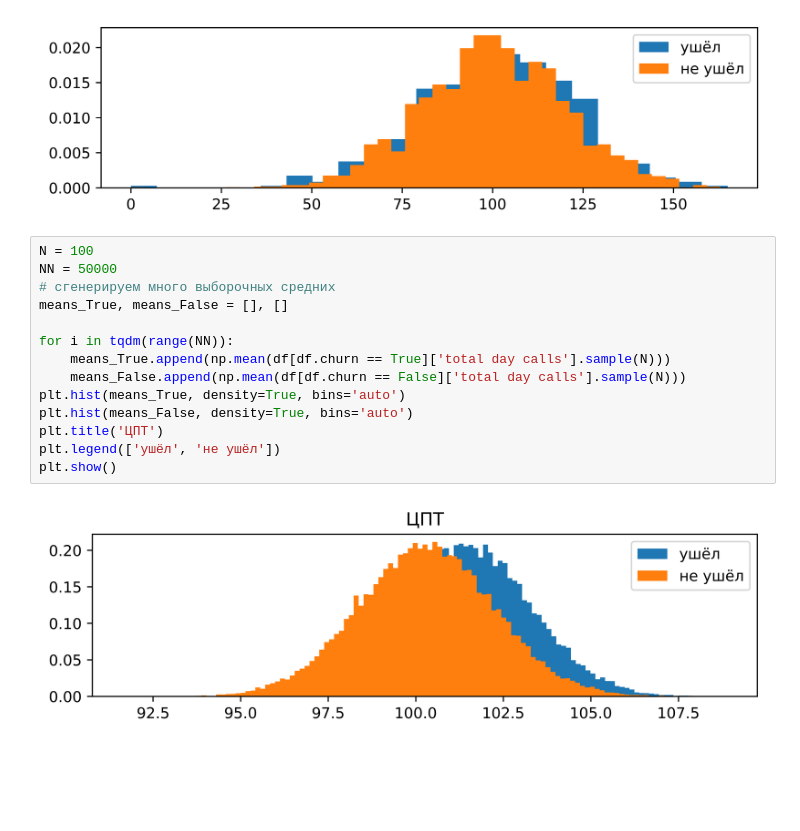
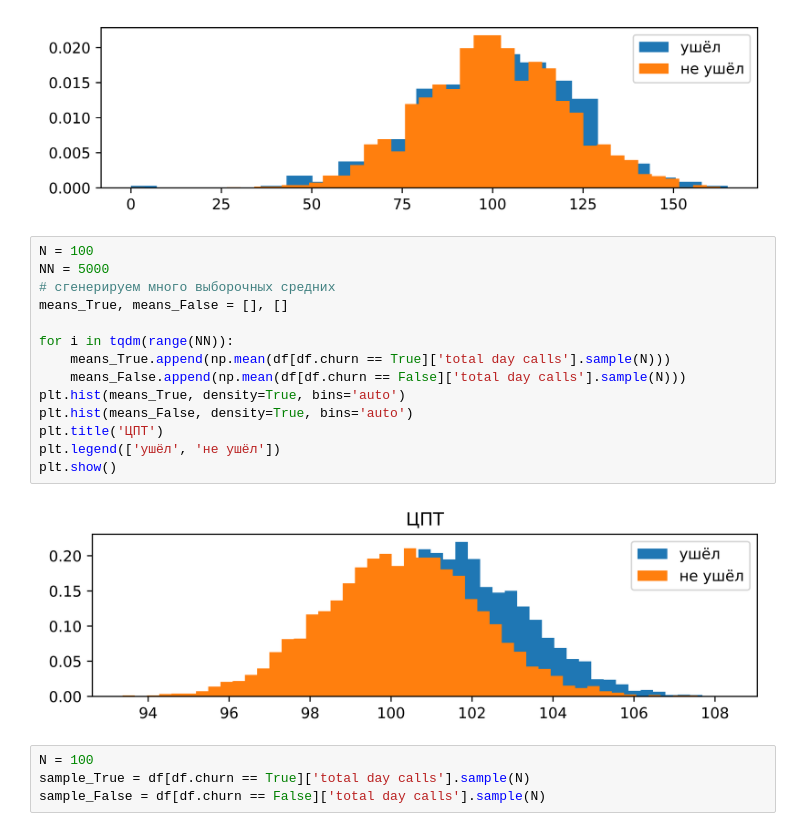
Before and after one commit to Iana9/DS, a Jupyter notebook: lesson5/Практика к 5 занятию.ipynb, the cells around one changed output. Drawn from its saved outputs; the diff is of its cells as text; blank space fills up the shorter version.

```diff
--- a/lesson5/Практика к 5 занятию.ipynb
+++ b/lesson5/Практика к 5 занятию.ipynb
@@ -143,19 +143,23 @@ plt.show()
 [figure]
 # %%
 N = 100
-NN = 50000
+NN = 5000
 # сгенерируем много выборочных средних
 means_True, means_False = [], []
 
 for i in tqdm(range(NN)):
     means_True.append(np.mean(df[df.churn == True]['total day calls'].sample(N)))
     means_False.append(np.mean(df[df.churn == False]['total day calls'].sample(N)))
 plt.hist(means_True, density=True, bins='auto')
 plt.hist(means_False, density=True, bins='auto')
 plt.title('ЦПТ')
 plt.legend(['ушёл', 'не ушёл'])
 plt.show()
 # %% [output]
-[figure, old version]
+[figure, new version]
+# %%
+N = 100
+sample_True = df[df.churn == True]['total day calls'].sample(N)
+sample_False = df[df.churn == False]['total day calls'].sample(N)
 # %%
 print("Ушёл - Доверительный интервал для среднего по цпт, если нам известна дисперсия: [{}, {}] ".format(
```
Also changed, not shown: parts of 5 cells of this notebook.
